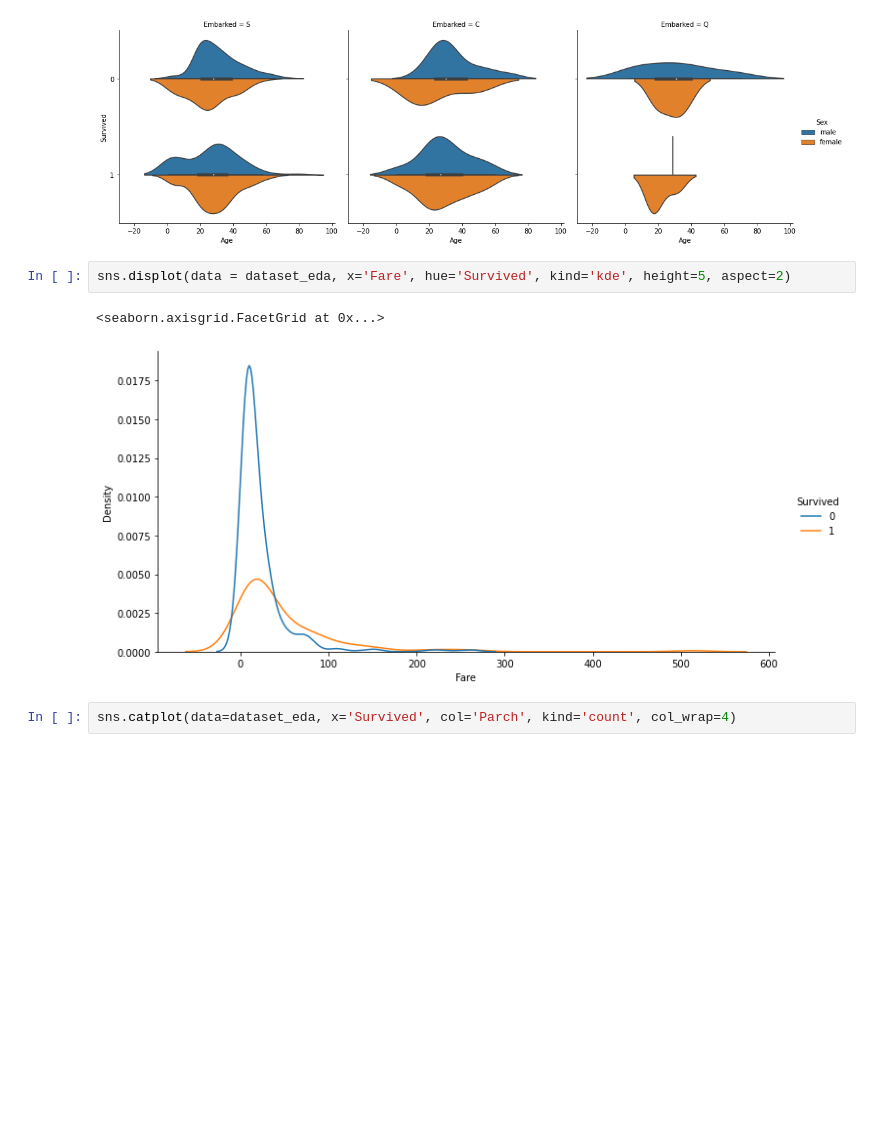
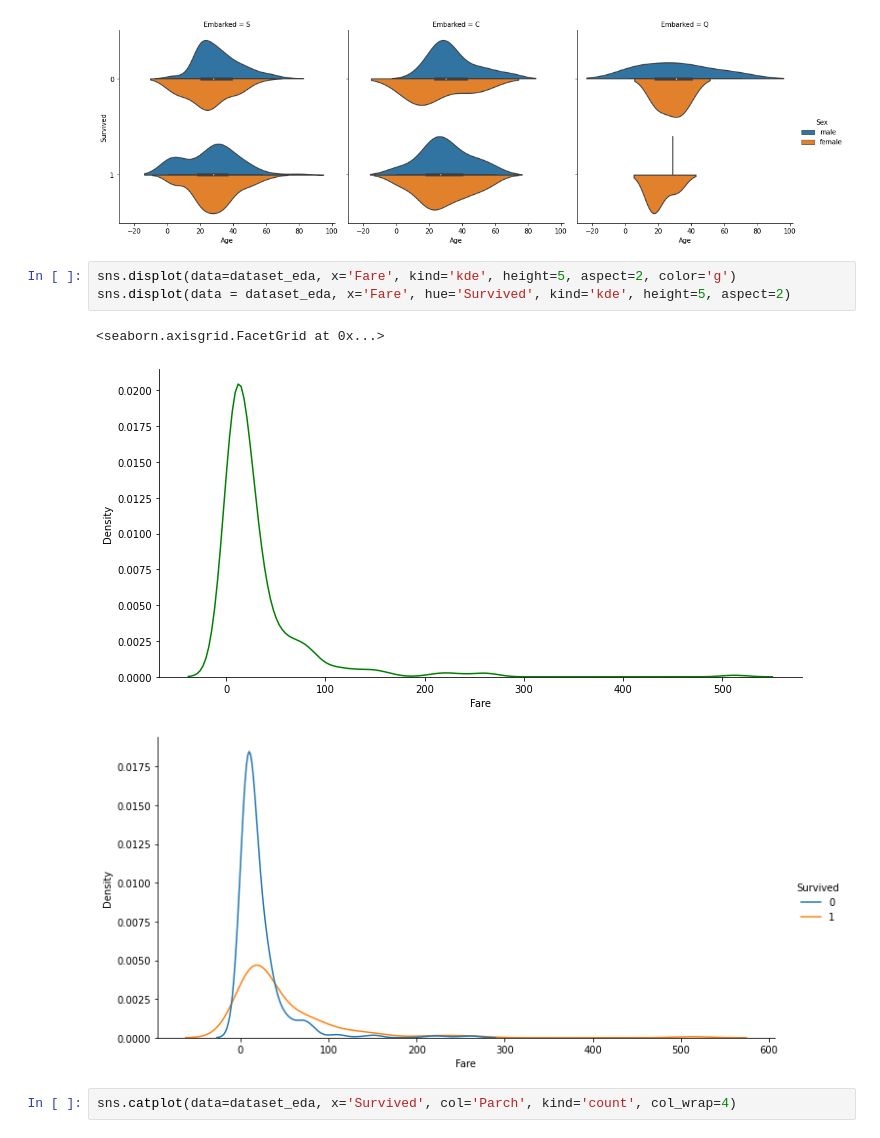
Before and after one commit to Mohammad8921/Titanic, a Jupyter notebook: Titanic-EDA & Bacis Modeling/Titanic.ipynb, the cells around one changed output. Saved outputs shown, nothing was run; the diff lists cells and outputs as text; blank space fills up the shorter version.

```diff
--- a/Titanic-EDA & Bacis Modeling/Titanic.ipynb
+++ b/Titanic-EDA & Bacis Modeling/Titanic.ipynb
@@ -88,10 +88,12 @@ sns.catplot(data = dataset_eda, x='Age', y='Survived', hue='Sex', col='Embarked'
 <seaborn.axisgrid.FacetGrid at 0x...>
 [figure]
 # %%
+sns.displot(data=dataset_eda, x='Fare', kind='kde', height=5, aspect=2, color='g')
 sns.displot(data = dataset_eda, x='Fare', hue='Survived', kind='kde', height=5, aspect=2)
 # %% [output]
 <seaborn.axisgrid.FacetGrid at 0x...>
-[figure, old version]
+[figure, new version]
+[figure, added]
 # %%
 sns.catplot(data=dataset_eda, x='Survived', col='Parch', kind='count', col_wrap=4)
 # %% [output]
```
